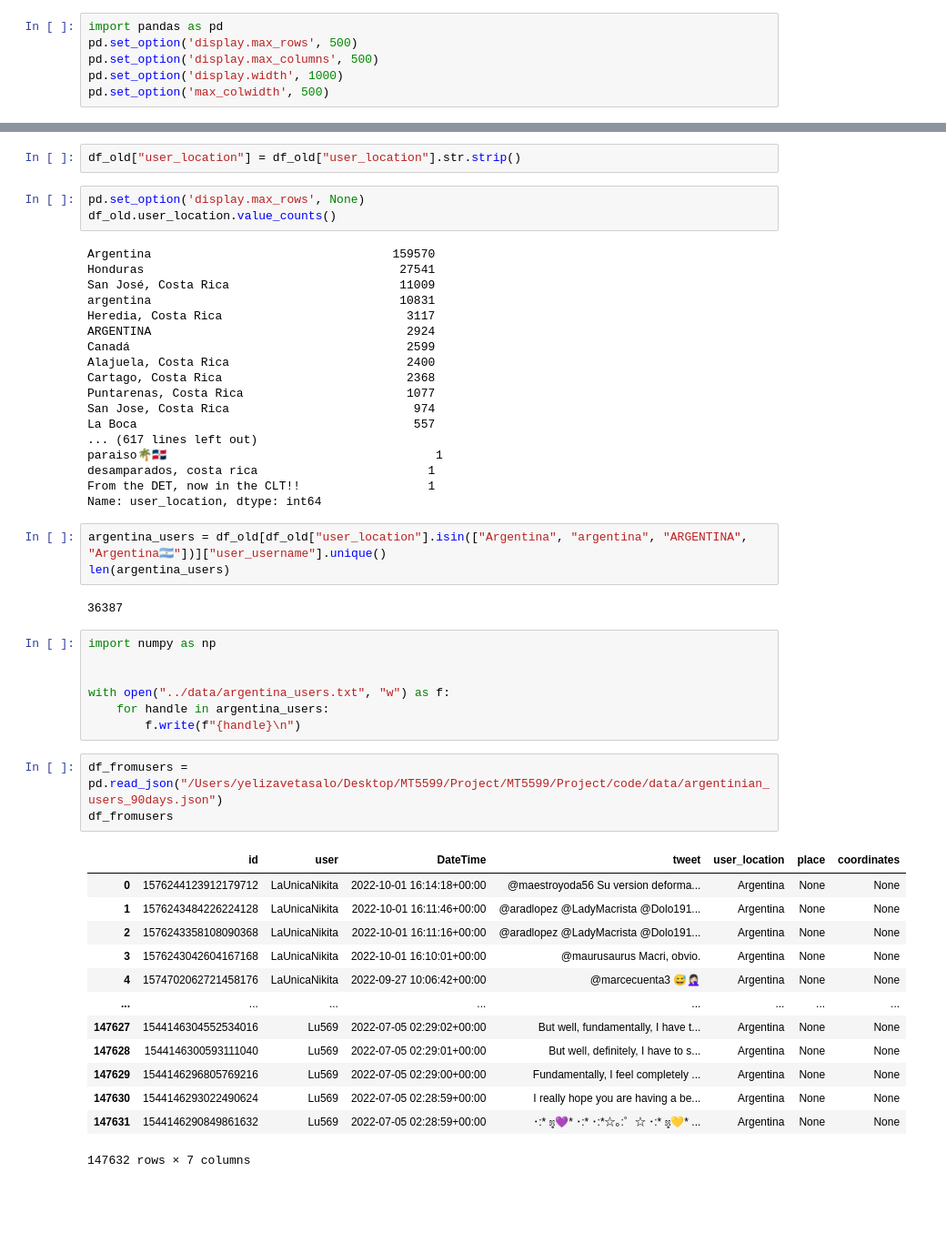
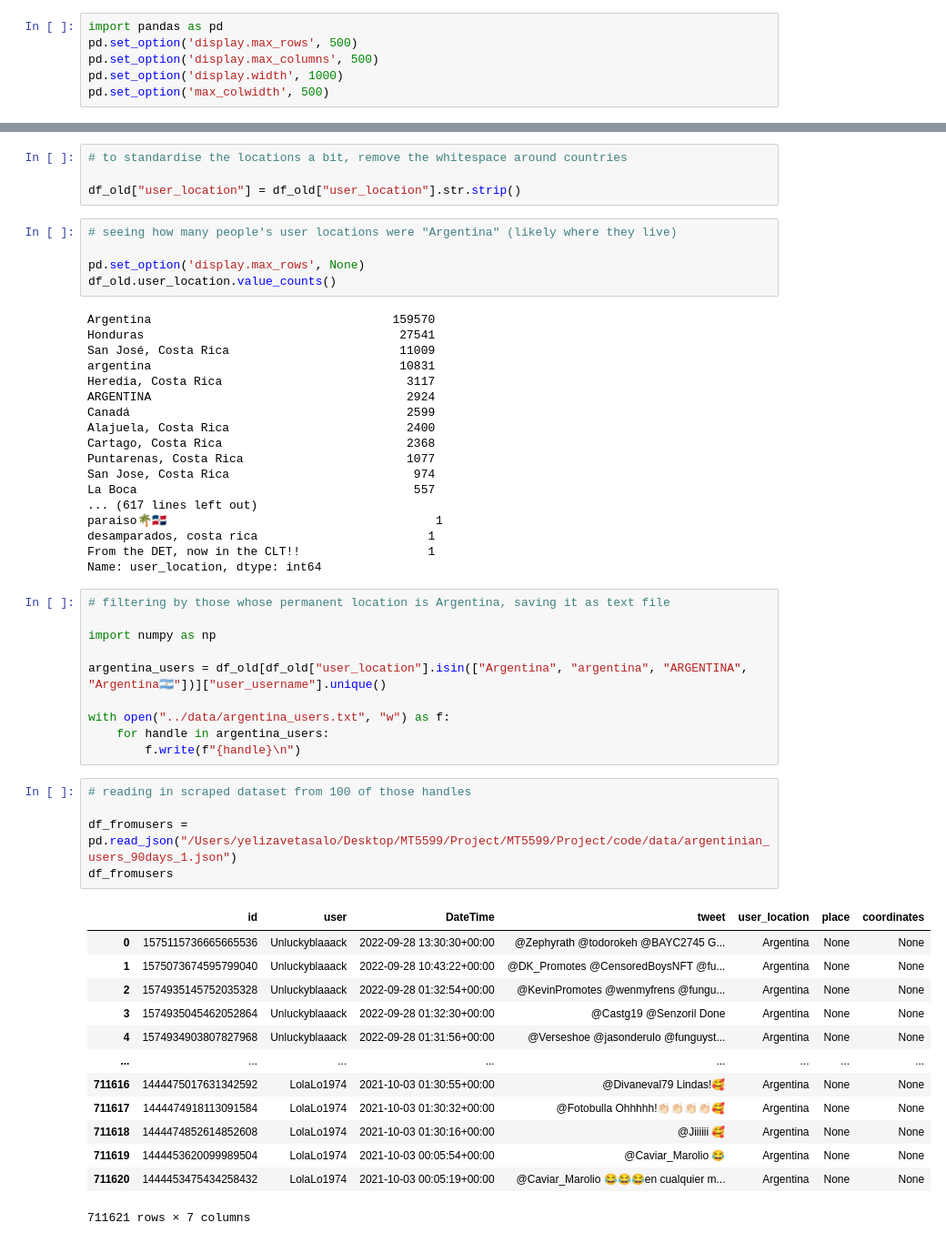
Before and after one commit to elizavetabektas/MT5599, a Jupyter notebook: Project/code/eda/Initial_EDA.ipynb, the cells around one changed output, grey strips where cells are left out. Shown at 91% size. Cells and saved outputs as stored; diff of their text form; blank space fills up the shorter version.

Commit message:
Extracting location data from AR residents

```diff
--- a/Project/code/eda/Initial_EDA.ipynb
+++ b/Project/code/eda/Initial_EDA.ipynb
@@ -104,6 +86,10 @@ df_old[(df_old.place.isna() == False)]
-# %%
-df_old["user_location"] = df_old["user_location"].str.strip()
+# %%
+# to standardise the locations a bit, remove the whitespace around countries
+
+df_old["user_location"] = df_old["user_location"].str.strip()
 # %%
+# seeing how many people's user locations were "Argentina" (likely where they live)
+
 pd.set_option('display.max_rows', None)
 df_old.user_location.value_counts()
 # %% [output]
@@ -124,32 +110,32 @@ paraiso🌴🇩🇴                                      1
 desamparados, costa rica                        1
 From the DET, now in the CLT!!                  1
 Name: user_location, dtype: int64
-# %%
-argentina_users = df_old[df_old["user_location"].isin(["Argentina", "argentina", "ARGENTINA", "Argentina🇦🇷"])]["user_username"].unique()
-len(argentina_users)
-# %% [output]
-36387
 # %%
+# filtering by those whose permanent location is Argentina, saving it as text file
+
 import numpy as np
 
+argentina_users = df_old[df_old["user_location"].isin(["Argentina", "argentina", "ARGENTINA", "Argentina🇦🇷"])]["user_username"].unique()
 
 with open("../data/argentina_users.txt", "w") as f:
     for handle in argentina_users:
         f.write(f"{handle}\n")
 # %%
-df_fromusers = pd.read_json("/Users/yelizavetasalo/Desktop/MT5599/Project/MT5599/Project/code/data/argentinian_users_90days.json")
+# reading in scraped dataset from 100 of those handles
+
+df_fromusers = pd.read_json("/Users/yelizavetasalo/Desktop/MT5599/Project/MT5599/Project/code/data/argentinian_users_90days_1.json")
 df_fromusers
 # %% [output]
 |  | id | user | DateTime | tweet | user_location | place | coordinates |
-| 0 | 1576244123912179712 | LaUnicaNikita | 2022-10-01 16:14:18+00:00 | @maestroyoda56 Su version deforma... | Argentina | None | None |
-| 1 | 1576243484226224128 | LaUnicaNikita | 2022-10-01 16:11:46+00:00 | @aradlopez @LadyMacrista @Dolo191... | Argentina | None | None |
-| 2 | 1576243358108090368 | LaUnicaNikita | 2022-10-01 16:11:16+00:00 | @aradlopez @LadyMacrista @Dolo191... | Argentina | None | None |
-| 3 | 1576243042604167168 | LaUnicaNikita | 2022-10-01 16:10:01+00:00 | @maurusaurus Macri, obvio. | Argentina | None | None |
-| 4 | 1574702062721458176 | LaUnicaNikita | 2022-09-27 10:06:42+00:00 | @marcecuenta3 😅🤦🏻‍♀️ | Argentina | None | None |
+| 0 | 1575115736665665536 | Unluckyblaaack | 2022-09-28 13:30:30+00:00 | @Zephyrath @todorokeh @BAYC2745 G... | Argentina | None | None |
+| 1 | 1575073674595799040 | Unluckyblaaack | 2022-09-28 10:43:22+00:00 | @DK_Promotes @CensoredBoysNFT @fu... | Argentina | None | None |
+| 2 | 1574935145752035328 | Unluckyblaaack | 2022-09-28 01:32:54+00:00 | @KevinPromotes @wenmyfrens @fungu... | Argentina | None | None |
+| 3 | 1574935045462052864 | Unluckyblaaack | 2022-09-28 01:32:30+00:00 | @Castg19 @Senzoril Done | Argentina | None | None |
+| 4 | 1574934903807827968 | Unluckyblaaack | 2022-09-28 01:31:56+00:00 | @Verseshoe @jasonderulo @funguyst... | Argentina | None | None |
 | ... | ... | ... | ... | ... | ... | ... | ... |
-| 147627 | 1544146304552534016 | Lu569 | 2022-07-05 02:29:02+00:00 | But well, fundamentally, I have t... | Argentina | None | None |
-| 147628 | 1544146300593111040 | Lu569 | 2022-07-05 02:29:01+00:00 | But well, definitely, I have to s... | Argentina | None | None |
-| 147629 | 1544146296805769216 | Lu569 | 2022-07-05 02:29:00+00:00 | Fundamentally, I feel completely ... | Argentina | None | None |
-| 147630 | 1544146293022490624 | Lu569 | 2022-07-05 02:28:59+00:00 | I really hope you are having a be... | Argentina | None | None |
-| 147631 | 1544146290849861632 | Lu569 | 2022-07-05 02:28:59+00:00 | ･:* ೫̥͙💜* ･:* ･:*☆｡:゜☆ ･:* ೫̥͙💛* ... | Argentina | None | None |
+| 711616 | 1444475017631342592 | LolaLo1974 | 2021-10-03 01:30:55+00:00 | @Divaneval79 Lindas!🥰 | Argentina | None | None |
+| 711617 | 1444474918113091584 | LolaLo1974 | 2021-10-03 01:30:32+00:00 | @Fotobulla Ohhhhh!👏🏻👏🏻👏🏻👏🏻🥰 | Argentina | None | None |
+| 711618 | 1444474852614852608 | LolaLo1974 | 2021-10-03 01:30:16+00:00 | @Jiiiiii 🥰 | Argentina | None | None |
+| 711619 | 1444453620099989504 | LolaLo1974 | 2021-10-03 00:05:54+00:00 | @Caviar_Marolio 😂 | Argentina | None | None |
+| 711620 | 1444453475434258432 | LolaLo1974 | 2021-10-03 00:05:19+00:00 | @Caviar_Marolio 😂😂😂en cualquier m... | Argentina | None | None |
-147632 rows × 7 columns
+711621 rows × 7 columns
```
Also changed, not shown: parts of 11 cells of this notebook, 2 other files.
